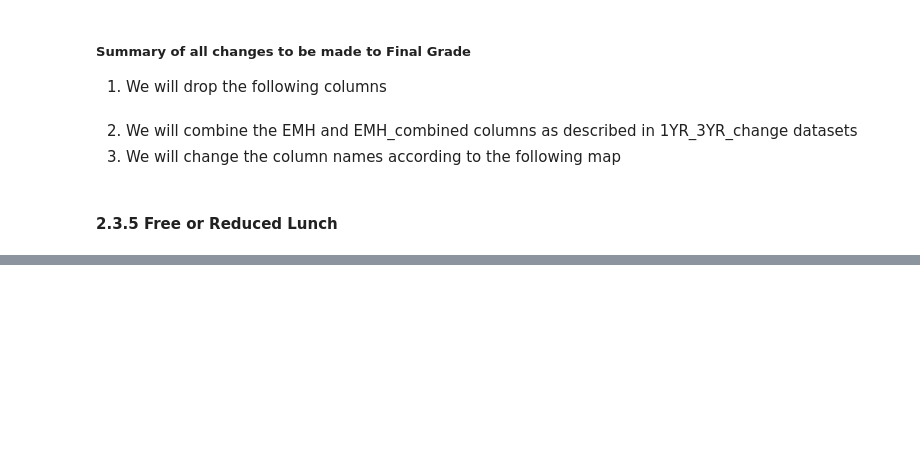
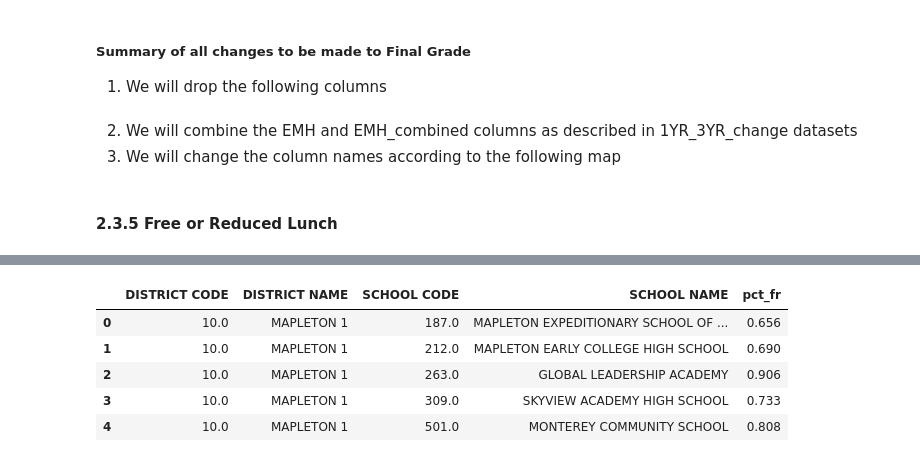
Before and after one commit to clewis53/CaeleyLewis-Capstone2-StoryOfColoradoEducation, a Jupyter notebook: notebooks/0.1-data-wrangling.ipynb, the cells around one changed output, grey strips where cells are left out. Cells and saved outputs as stored; diff of their text form; code cells hidden in the pictures; blank space fills up the shorter version.

```diff
--- a/notebooks/0.1-data-wrangling.ipynb
+++ b/notebooks/0.1-data-wrangling.ipynb
@@ -595,0 +614,9 @@ final_map = {'AEC_10': 'alternative_school',
+# %%
+frl.head()
+# %% [output]
+|  | DISTRICT CODE | DISTRICT NAME | SCHOOL CODE | SCHOOL NAME | pct_fr |
+| 0 | 10.0 | MAPLETON 1 | 187.0 | MAPLETON EXPEDITIONARY SCHOOL OF ... | 0.656 |
+| 1 | 10.0 | MAPLETON 1 | 212.0 | MAPLETON EARLY COLLEGE HIGH SCHOOL | 0.690 |
+| 2 | 10.0 | MAPLETON 1 | 263.0 | GLOBAL LEADERSHIP ACADEMY | 0.906 |
+| 3 | 10.0 | MAPLETON 1 | 309.0 | SKYVIEW ACADEMY HIGH SCHOOL | 0.733 |
+| 4 | 10.0 | MAPLETON 1 | 501.0 | MONTEREY COMMUNITY SCHOOL | 0.808 |
```
Also changed, not shown: parts of 5 cells of this notebook, 5 other files.
